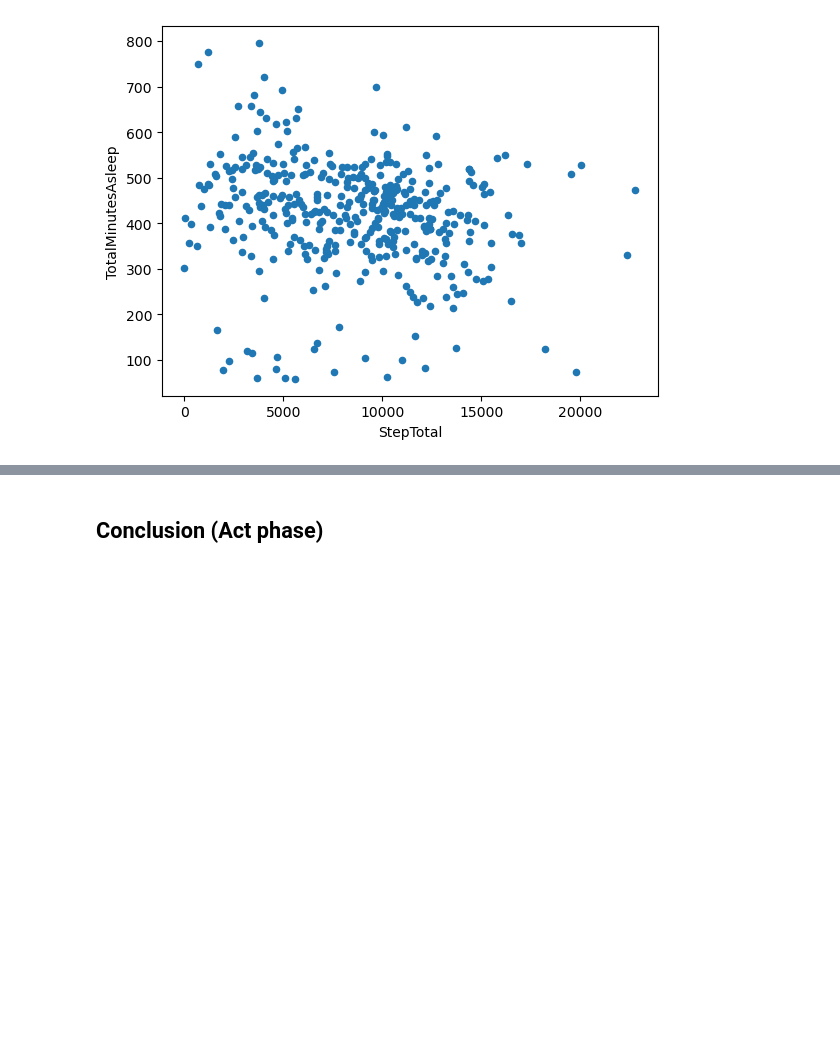
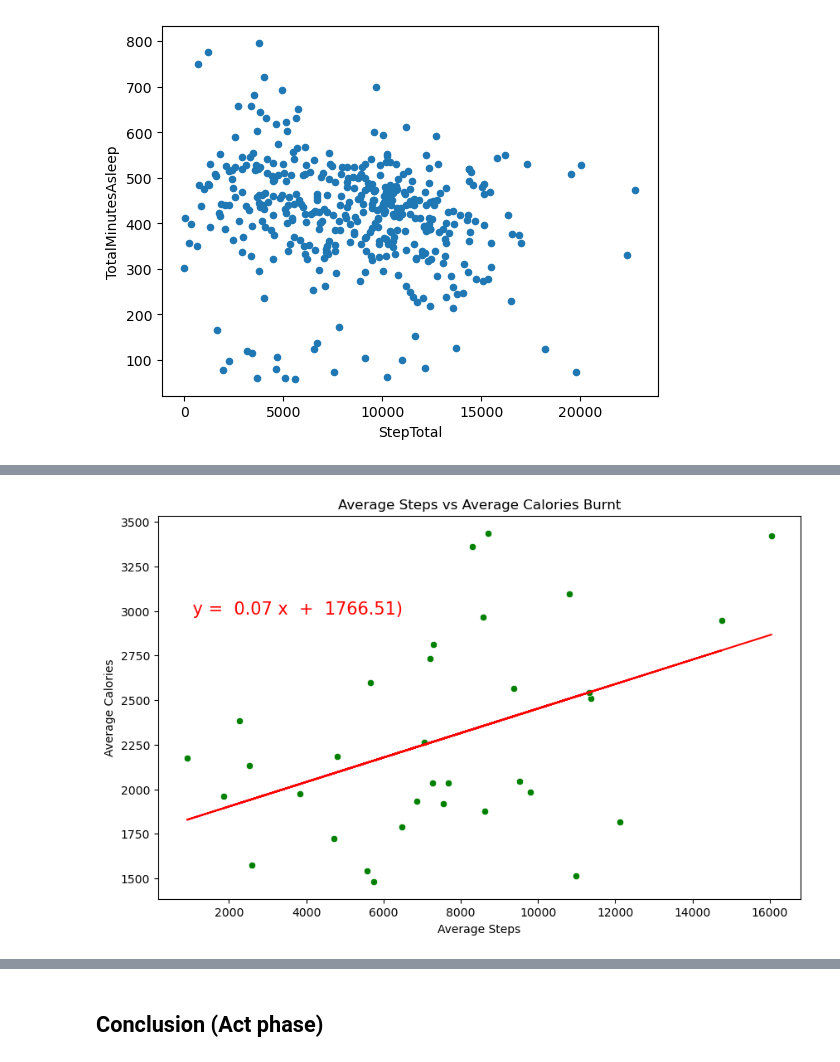
Before and after one commit to Enimien/project_1_healthcare, a Jupyter notebook: Fitbit- Exploratory Data Analysis (EDA).ipynb, the cells around one changed output, grey strips where cells are left out. Cells and saved outputs as stored; diff of their text form; code cells hidden in the pictures; blank space fills up the shorter version.

```diff
--- a/Fitbit- Exploratory Data Analysis (EDA).ipynb
+++ b/Fitbit- Exploratory Data Analysis (EDA).ipynb
@@ -770,0 +857,17 @@ The scatter plot shows that there is no correlation between total steps and minu
+# %%
+# Perform a linear regression on the avarage steps and calories burnt
+avg_steps = user_summary["Average Steps Per User"]
+avg_calories = user_summary["Average Calories Burnt Per User"]
+slope_steps, intercept_steps, r_value_steps, p_value_steps, std_err_steps = linregress(avg_steps, avg_calories)
+line_eqn = f" y = {slope_steps: .2f} x  + {intercept_steps: .2f})"
+
+plt.figure(figsize=(10, 6))
+sns.scatterplot(x=avg_steps, y=avg_calories, label='Data Points', color = "g", legend=False)
+plt.plot(avg_steps, intercept_steps + slope_steps * avg_steps, color='red', label='Regression Line')
+plt.annotate(line_eqn,(min(avg_steps)+10, min(avg_calories)+1500), fontsize=15, color="red")
+plt.title('Average Steps vs Average Calories Burnt')
+plt.xlabel('Average Steps')
+plt.ylabel('Average Calories')
+plt.show()
+# %% [output]
+[figure, added]
```
Also changed, not shown: parts of 17 cells of this notebook.
